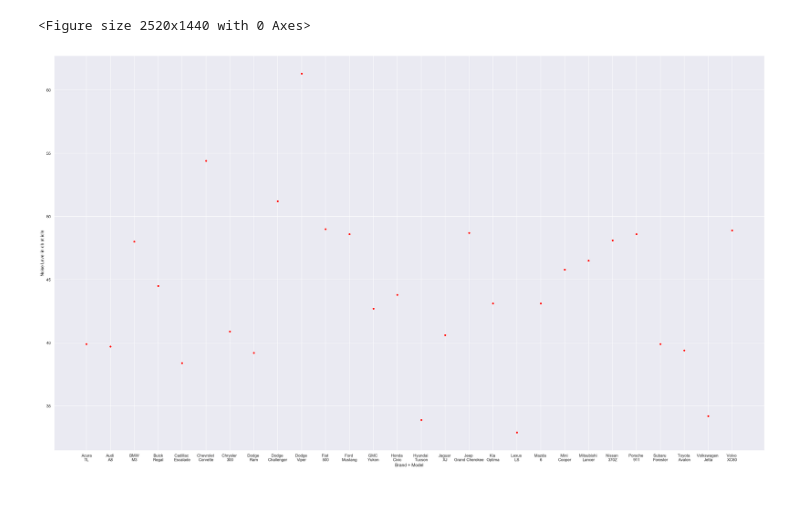
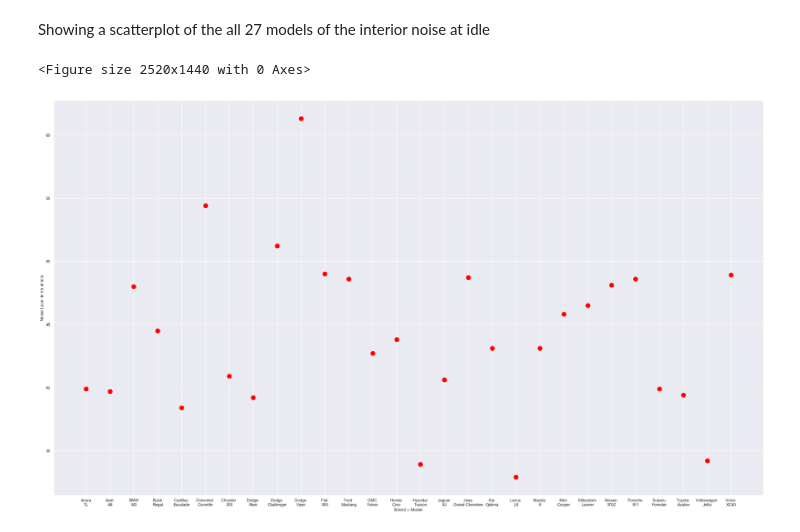
Before and after one commit to mikeulanoski/Mikes-Python-project, a Jupyter notebook: Python Project.ipynb, the cells around one changed output. Drawn from its saved outputs; the diff is of its cells as text; code cells hidden in the pictures; blank space fills up the shorter version.

```diff
--- a/Python Project.ipynb
+++ b/Python Project.ipynb
@@ -52,0 +65,11 @@ ad
+# %%
+ad = pd.read_sql("SELECT [Brand + Model], [dB_at_idle], [dB_at_100kmh] FROM auto_data", conn)
+ad.rename(
+    columns={
+        'dB_at_idle': 'Noise Level in db at idle',
+        'dB_at_100kmh': 'Noise Level in db at 100 kmh (60mph)'
+        },
+    inplace=True)
+
+ad
+#Showing the Model and the noise levels inside the car at both idle and at 60 MPH.
@@ -53,8 +94,12 @@ ad
+# %% [markdown]
+Showing a scatterplot of the all 27 models of the interior noise at idle
 # %%
 sns.set()
 plt.figure(figsize=(35,20))
 
-ax = sns.scatterplot(x="Brand + Model", y="Noise Level in db at idle", data=ad, color='red')
+ax = sns.scatterplot(x="Brand + Model", y="Noise Level in db at idle",
+                     data=ad, color='red',s=200)
+# Showing a scatterplot of the all 27 models of the interior noise at idle.
 # %% [output]
 <Figure size 2520x1440 with 0 Axes>
-[figure, old version]
+[figure, new version]
```
Also changed, not shown: parts of 25 cells of this notebook.
